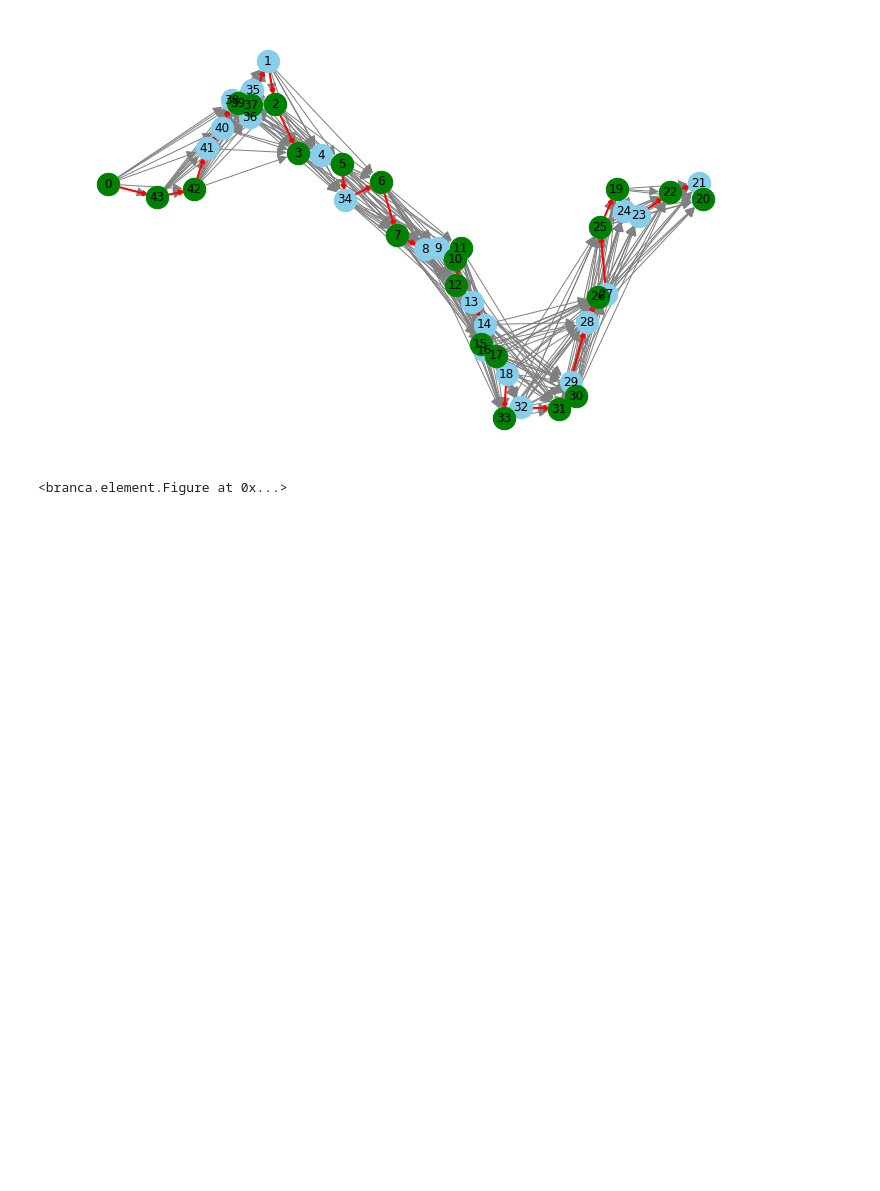
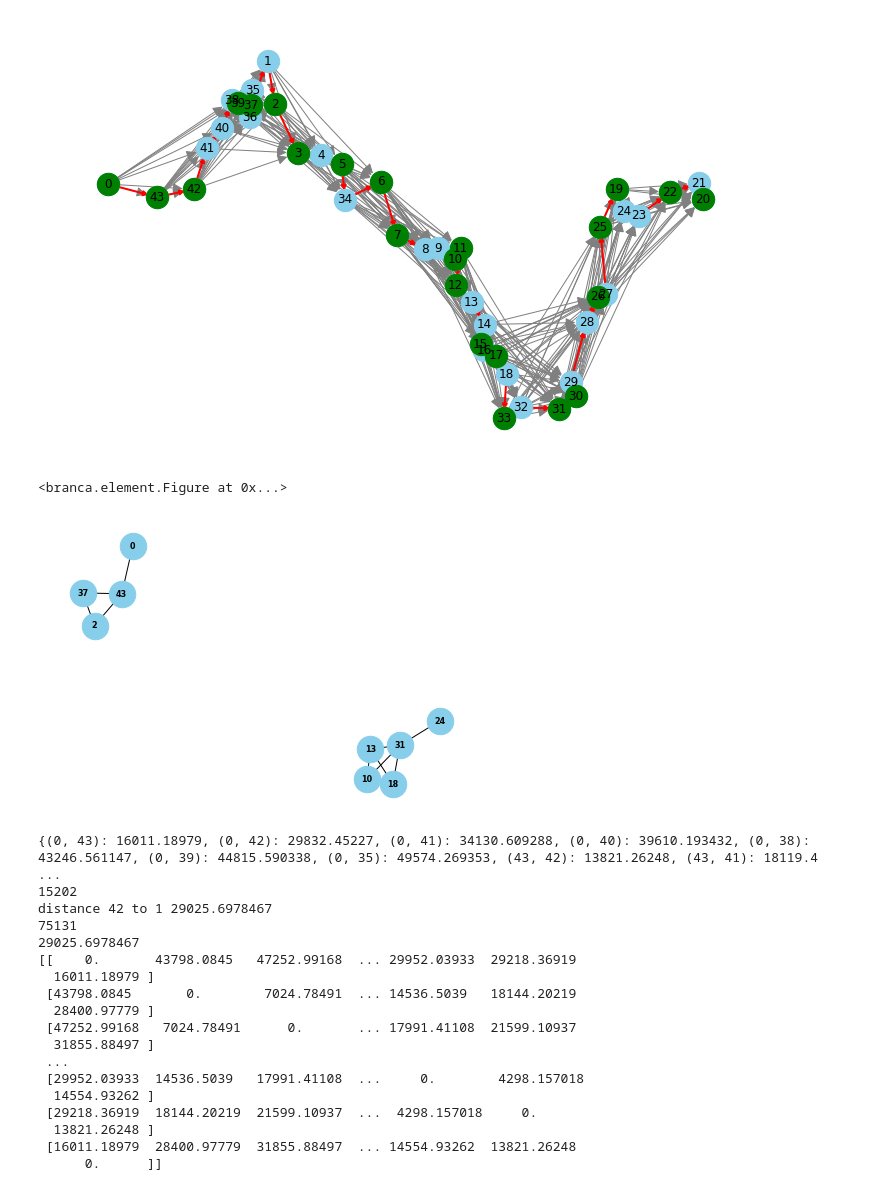
Before and after one commit to lorenzo-battiston/for-biglab, a Jupyter notebook: Text_big_project.ipynb, the cells around one changed output. Drawn from its saved outputs; the diff is of its cells as text; code cells hidden in the pictures; blank space fills up the shorter version.

```diff
--- a/Text_big_project.ipynb
+++ b/Text_big_project.ipynb
@@ -589,3 +590,67 @@ fig.add_child(nodes_map)
 fig
 # %% [output]
 <branca.element.Figure at 0x...>
+# %%
+import networkx as nx
+import matplotlib.pyplot as plt
+
+# Assuming nodes are represented by binary variables x[i] in your model
+selected_nodes = [i for i in range(len(x)) if x[i].x >= 0.99]
+
+# Create a graph
+G = nx.Graph()
+
+# Add selected nodes to the graph
+G.add_nodes_from(selected_nodes)
+
+# Iterate over valid arcs and add edges to the graph
+for i, j in valid_arcs.keys():
+    if i in selected_nodes and j in selected_nodes:
+        G.add_edge(i, j)
+
+# Draw the graph
+pos = nx.spring_layout(G)  # You can use different layout algorithms
+nx.draw(G, pos, with_labels=True, font_weight='bold', node_color='skyblue', node_size=700, font_size=8)
+plt.show()
+
+
+print(valid_arcs)
+c = [nodes_data.loc[i, 'Cost_of_installation [euro]'] for i in selected_nodes]
+t = 0
+for i in c:
+  t += i
+print(t)
+
+print(f"distance 42 to 1 {valid_arcs[42, 1]}")
+sum_cost = 0
+for i in nodes_data.index:
+  sum_cost +=  nodes_data.loc[i, 'Cost_of_installation [euro]']
+
+print(sum_cost)
+
+print(distance_matrix[42, 41] + distance_matrix[41, 40] +
+      distance_matrix[40, 38] + distance_matrix[38, 39] +
+      distance_matrix[39, 35] + distance_matrix[35, 36] +
+      distance_matrix[36, 37] + distance_matrix[37, 1])
+print(distance_matrix)
+# print(distance_matrix[42 -> 41 -> 40 -> 38 -> 39 -> 35 -> 36 -> 37 -> 1])
+# %% [output]
+[figure, added]
+{(0, 43): 16011.18979, (0, 42): 29832.45227, (0, 41): 34130.609288, (0, 40): 39610.193432, (0, 38): 43246.561147, (0, 39): 44815.590338, (0, 35): 49574.269353, (43, 42): 13821.26248, (43, 41): 18119.4 ...
+15202
+distance 42 to 1 29025.6978467
+75131
+29025.6978467
+[[    0.       43798.0845   47252.99168  ... 29952.03933  29218.36919
+  16011.18979 ]
+ [43798.0845       0.        7024.78491  ... 14536.5039   18144.20219
+  28400.97779 ]
+ [47252.99168   7024.78491      0.       ... 17991.41108  21599.10937
+  31855.88497 ]
+ ...
+ [29952.03933  14536.5039   17991.41108  ...     0.        4298.157018
+  14554.93262 ]
+ [29218.36919  18144.20219  21599.10937  ...  4298.157018     0.
+  13821.26248 ]
+ [16011.18979  28400.97779  31855.88497  ... 14554.93262  13821.26248
+      0.      ]]
```
Also changed, not shown: parts of 1 cell of this notebook.
